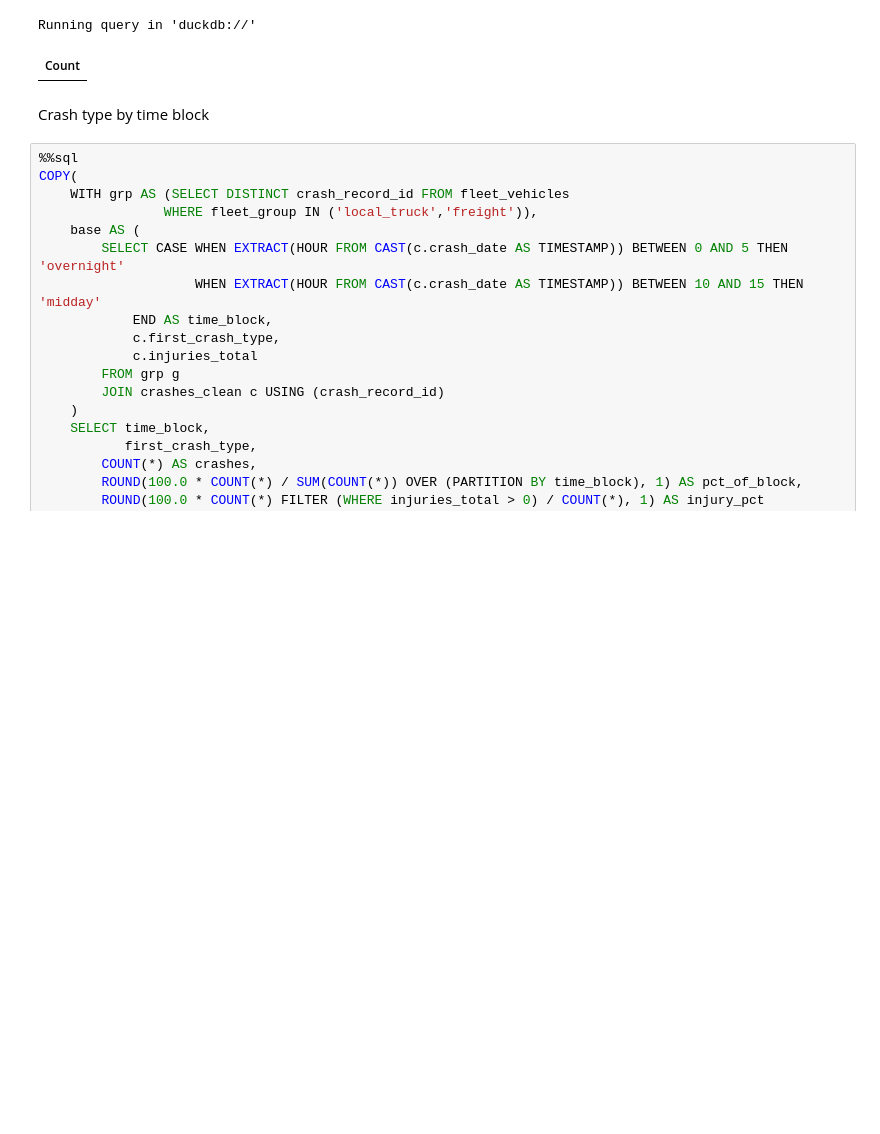
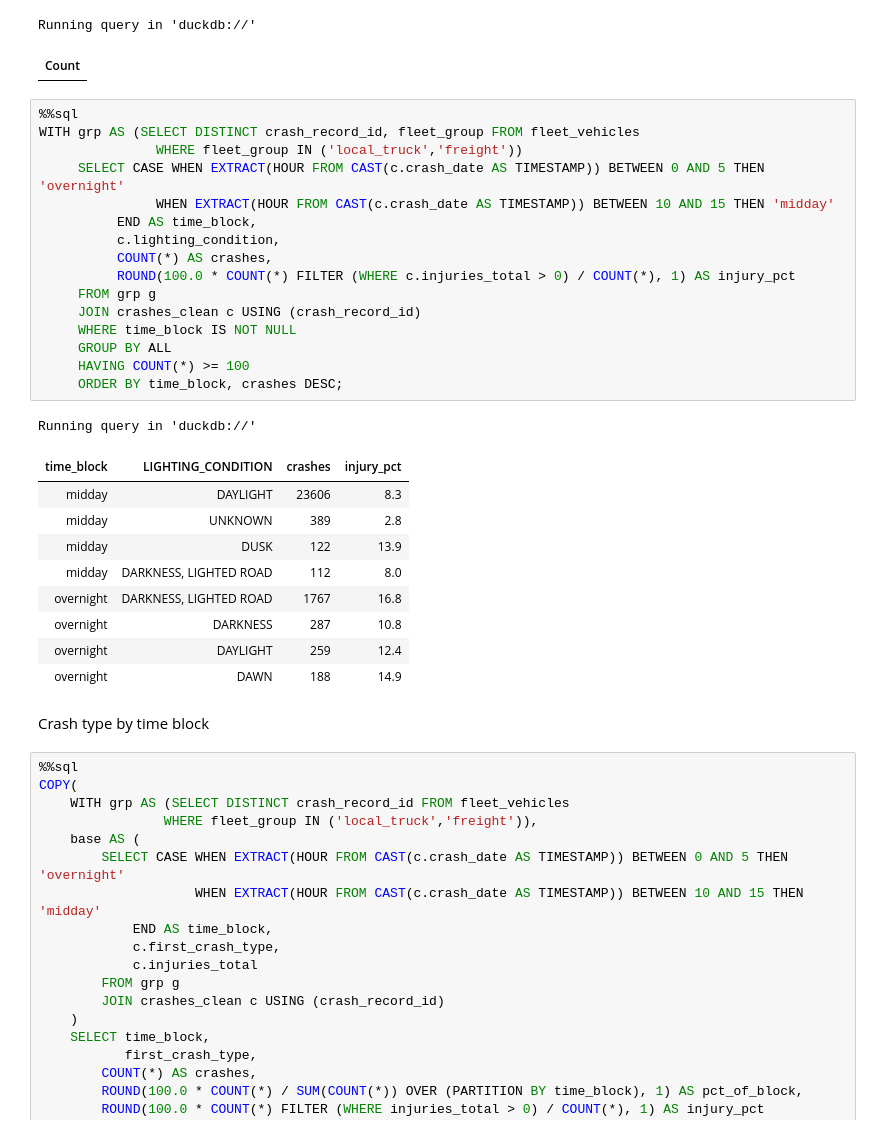
Before and after one commit to jsdelgadomal/Chicago-Truck-Crashes, a Jupyter notebook: Chicago Traffic Crashes.ipynb, the cells around one changed output. Drawn from its saved outputs; the diff is of its cells as text; blank space fills up the shorter version.

```diff
--- a/Chicago Traffic Crashes.ipynb
+++ b/Chicago Traffic Crashes.ipynb
@@ -165,6 +164,33 @@ COPY(
 # %% [output]
 Running query in 'duckdb://'
 | Count |
+# %%
+%%sql
+WITH grp AS (SELECT DISTINCT crash_record_id, fleet_group FROM fleet_vehicles
+               WHERE fleet_group IN ('local_truck','freight'))
+     SELECT CASE WHEN EXTRACT(HOUR FROM CAST(c.crash_date AS TIMESTAMP)) BETWEEN 0 AND 5 THEN 'overnight'
+               WHEN EXTRACT(HOUR FROM CAST(c.crash_date AS TIMESTAMP)) BETWEEN 10 AND 15 THEN 'midday'
+          END AS time_block,
+          c.lighting_condition,
+          COUNT(*) AS crashes,
+          ROUND(100.0 * COUNT(*) FILTER (WHERE c.injuries_total > 0) / COUNT(*), 1) AS injury_pct
+     FROM grp g
+     JOIN crashes_clean c USING (crash_record_id)
+     WHERE time_block IS NOT NULL
+     GROUP BY ALL
+     HAVING COUNT(*) >= 100
+     ORDER BY time_block, crashes DESC;
+# %% [output]
+Running query in 'duckdb://'
+| time_block | LIGHTING_CONDITION | crashes | injury_pct |
+| midday | DAYLIGHT | 23606 | 8.3 |
+| midday | UNKNOWN | 389 | 2.8 |
+| midday | DUSK | 122 | 13.9 |
+| midday | DARKNESS, LIGHTED ROAD | 112 | 8.0 |
+| overnight | DARKNESS, LIGHTED ROAD | 1767 | 16.8 |
+| overnight | DARKNESS | 287 | 10.8 |
+| overnight | DAYLIGHT | 259 | 12.4 |
+| overnight | DAWN | 188 | 14.9 |
 # %% [markdown]
 Crash type by time block
 # %%
```
Also changed, not shown: parts of 5 cells of this notebook.
